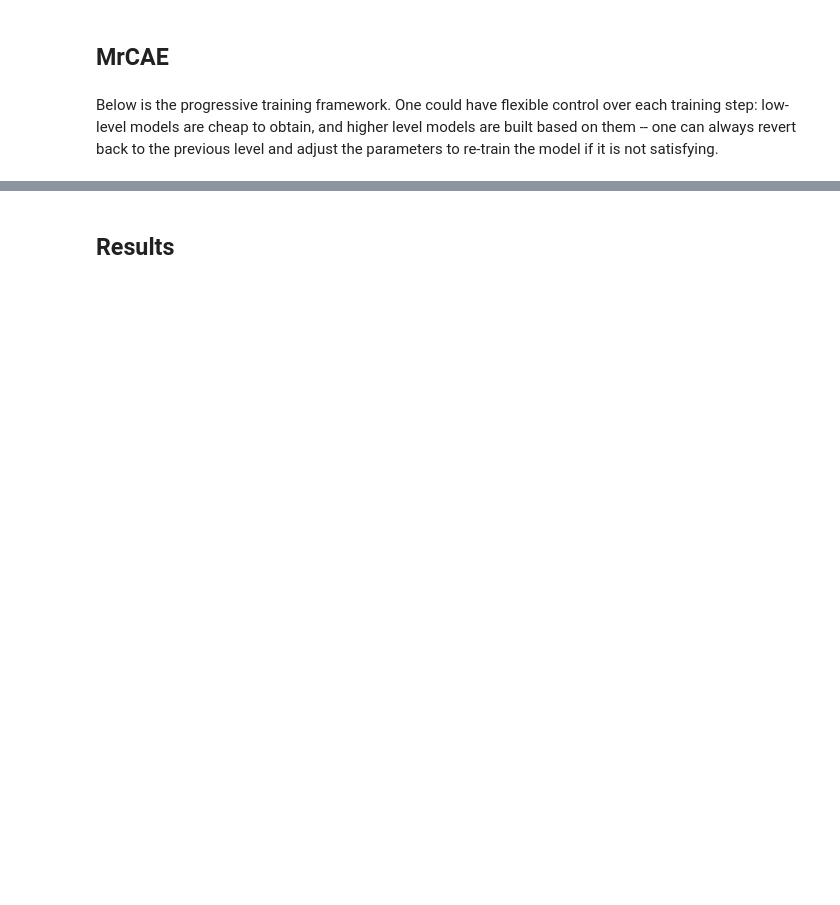
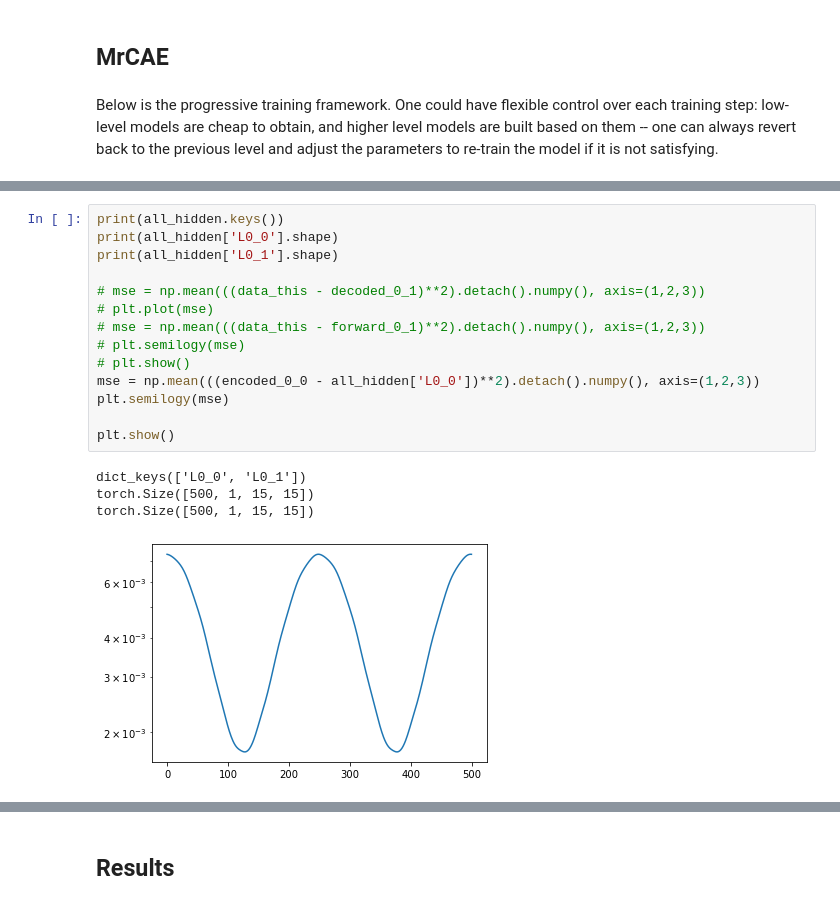
Before and after one commit to KatieJ16/Time_Space_multiscale, a Jupyter notebook: MrCAE/scripts/MrCAE_toy1-Copy1.ipynb, the cells around one changed output, grey strips where cells are left out. Saved outputs shown, nothing was run; the diff lists cells and outputs as text; blank space fills up the shorter version.

```diff
--- a/MrCAE/scripts/MrCAE_toy1-Copy1.ipynb
+++ b/MrCAE/scripts/MrCAE_toy1-Copy1.ipynb
@@ -79,0 +385,19 @@ if Training:
+# %%
+print(all_hidden.keys())
+print(all_hidden['L0_0'].shape)
+print(all_hidden['L0_1'].shape)
+
+# mse = np.mean(((data_this - decoded_0_1)**2).detach().numpy(), axis=(1,2,3))
+# plt.plot(mse)
+# mse = np.mean(((data_this - forward_0_1)**2).detach().numpy(), axis=(1,2,3))
+# plt.semilogy(mse)
+# plt.show()
+mse = np.mean(((encoded_0_0 - all_hidden['L0_0'])**2).detach().numpy(), axis=(1,2,3))
+plt.semilogy(mse)
+
+plt.show()
+# %% [output]
+dict_keys(['L0_0', 'L0_1'])
+torch.Size([500, 1, 15, 15])
+torch.Size([500, 1, 15, 15])
+[figure, added]
```
Also changed, not shown: parts of 30 cells of this notebook, 1 other file.
